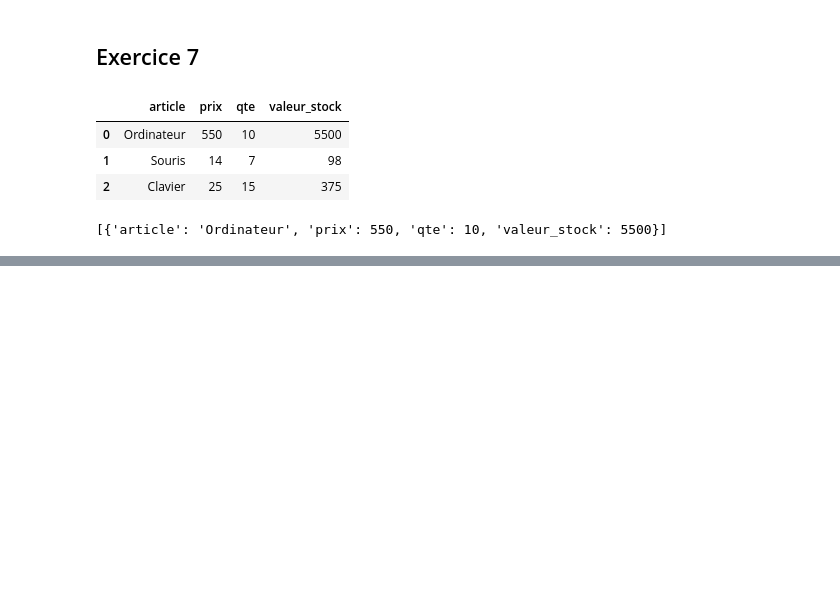
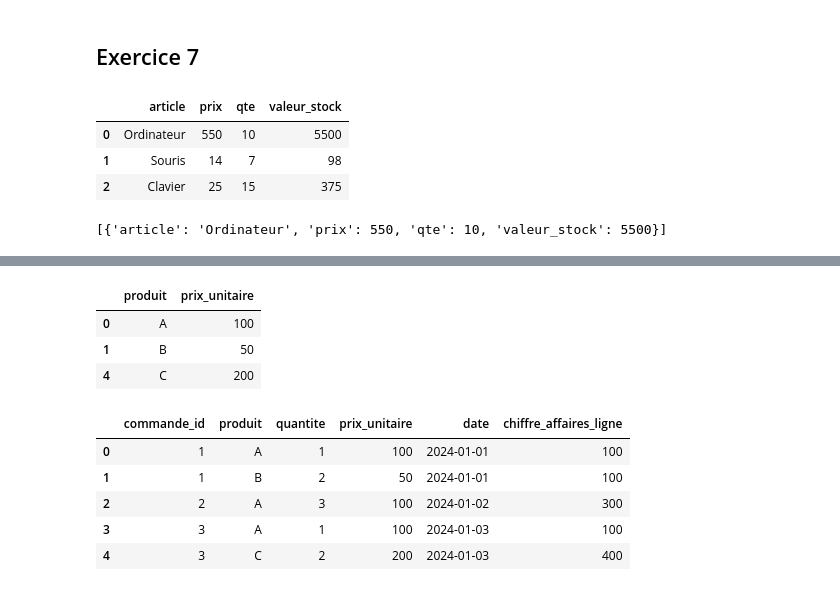
Before and after one commit to JulienFX/GPTChallenge, a Jupyter notebook: pandas_and_object.ipynb, the cells around one changed output, grey strips where cells are left out. Drawn from its saved outputs; the diff is of its cells as text; code cells hidden in the pictures; blank space fills up the shorter version.

```diff
--- a/pandas_and_object.ipynb
+++ b/pandas_and_object.ipynb
@@ -187,0 +233,7 @@ df7
+# %%
+ventes.drop_duplicates(['produit','prix_unitaire']).filter(['produit','prix_unitaire']) # filter -> choix col affichage
+# %% [output]
+|  | produit | prix_unitaire |
+| 0 | A | 100 |
+| 1 | B | 50 |
+| 4 | C | 200 |
@@ -187,0 +242,9 @@ df7
+# %%
+ventes.head()
+# %% [output]
+|  | commande_id | produit | quantite | prix_unitaire | date | chiffre_affaires_ligne |
+| 0 | 1 | A | 1 | 100 | 2024-01-01 | 100 |
+| 1 | 1 | B | 2 | 50 | 2024-01-01 | 100 |
+| 2 | 2 | A | 3 | 100 | 2024-01-02 | 300 |
+| 3 | 3 | A | 1 | 100 | 2024-01-03 | 100 |
+| 4 | 3 | C | 2 | 200 | 2024-01-03 | 400 |
```
Also changed, not shown: parts of 12 cells of this notebook.
